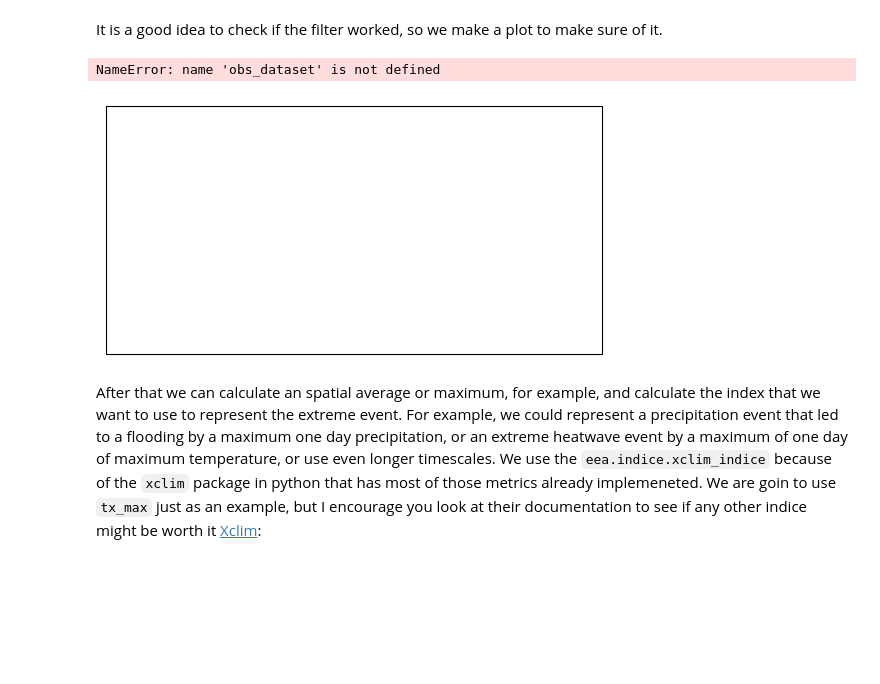
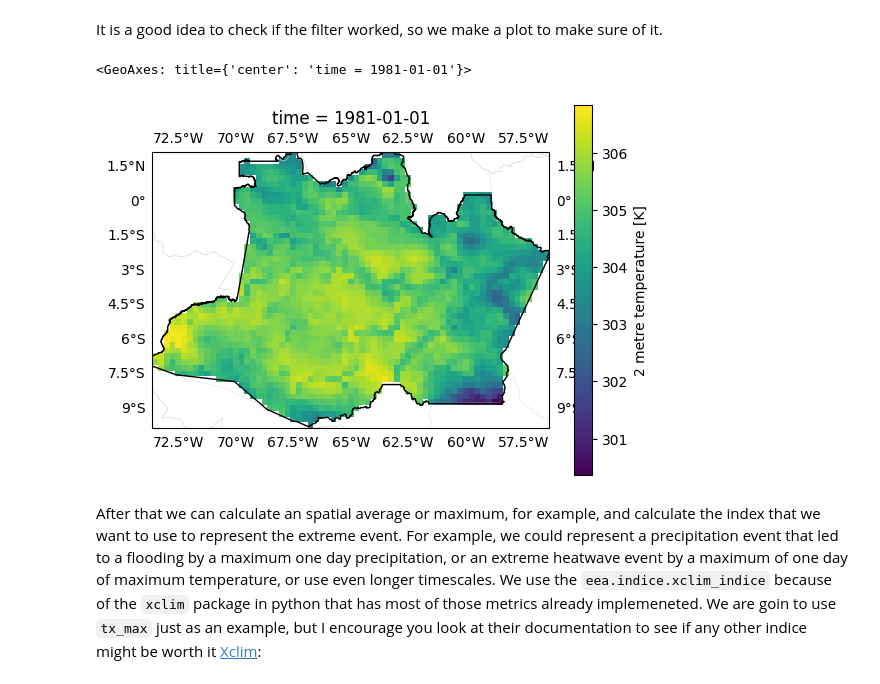
Before and after one commit to rafaelcabreu/climattr, a Jupyter notebook: notebooks/AttributionPackageExample.ipynb, the cells around one changed output. Saved outputs shown, nothing was run; the diff lists cells and outputs as text; code cells hidden in the pictures; blank space fills up the shorter version.

```diff
--- a/notebooks/AttributionPackageExample.ipynb
+++ b/notebooks/AttributionPackageExample.ipynb
@@ -8,6 +9,7 @@ import scipy.stats
 # %%
 # define variables
 mask_name = '/home/rafael/Downloads/amazonas.shp'
+obs_dataset_path = '/media/rafael/Rafael/cmip6/jasmin/era5/*tasmax.nc'
 all_dataset_path = '/media/rafael/Rafael/cmip6/jasmin/tasmax_day_MIROC6_hist-nat_*'
 nat_dataset_path = '/media/rafael/Rafael/cmip6/jasmin/tasmax_day_MIROC6_hist-nat_*'
 # %% [markdown]
@@ -26,11 +28,11 @@ Remember if the definition is too specific then almost be definition the event y
 
 We can levarage the attribution package to filter the data in time and space. For example, if we can to analyze the maximum temperature in the Amazon during the summer (DJF) of 2015 we can use `eea.filter.filter_time` to filter the months (12, 1, 2), and select the time range. After that we can filter spatially using the attribution package with the `eea.filter.filter_area` function. In this case, we use as a mask to our dataset the shapefile of the Amazon state. We also add the argument `plot=True` so we can see a figure of our interest area. We could also use instead of a mask, a bounding box if not shapefile is available, for that we could set `box=[loni, lonf, lati, latf]` where the values represent the initial and final longitudes and latitudes to be selected.
 # %%
-obs_dataset = eea.utils.multiens_netcdf(all_dataset_path)
+obs_dataset = xr.open_mfdataset(obs_dataset_path)
 
 # filter time
-obs_dataset = eea.filter.filter_time(obs_dataset, itime='2005-01-01', etime='2015-12-31', months=[12, 1, 2])
+obs_dataset = eea.filter.filter_time(obs_dataset, months=[12, 1, 2])
 
 # filter area
-obs_dataset = eea.filter.filter_area(obs_dataset[['tasmax']], mask=mask_name, plot_area=True)
+obs_dataset = eea.filter.filter_area(obs_dataset[['t2m']], mask=mask_name, plot_area=True)
 # %% [output]
@@ -40,13 +53,13 @@ It is a good idea to check if the filter worked, so we make a plot to make sure
 # %%
 fig, ax = plt.subplots(subplot_kw={'projection': ccrs.PlateCarree()})
 
 # select the first time step
-obs_dataset['tasmax'].isel(time=0, ensemble=0).plot(ax=ax)
+obs_dataset['t2m'].isel(time=0).plot(ax=ax)
 
 eea.utils.add_features(ax, shapename=mask_name)
 # %% [output]
-NameError: name 'obs_dataset' is not defined
+<GeoAxes: title={'center': 'time = 1981-01-01'}>
-[figure, old version]
+[figure, new version]
 # %% [markdown]
 After that we can calculate an spatial average or maximum, for example, and calculate the index that we want to use to represent the extreme event. For example, we could represent a precipitation event that led to a flooding by a maximum one day precipitation, or an extreme heatwave event by a maximum of one day of maximum temperature, or use even longer timescales. We use the `eea.indice.xclim_indice` because of the `xclim` package in python that has most of those metrics already implemeneted. We are goin to use `tx_max` just as an example, but I encourage you look at their documentation to see if any other indice might be worth it [Xclim](https://xclim.readthedocs.io/en/stable/):
 # %%
```
Also changed, not shown: parts of 4 cells of this notebook.
